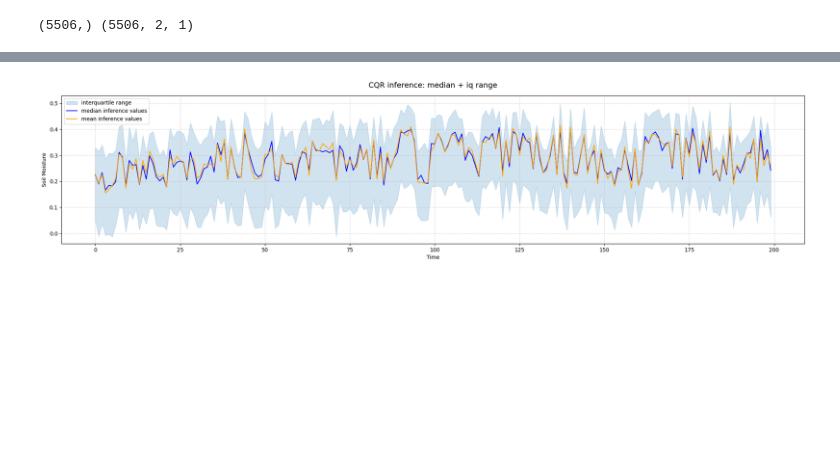
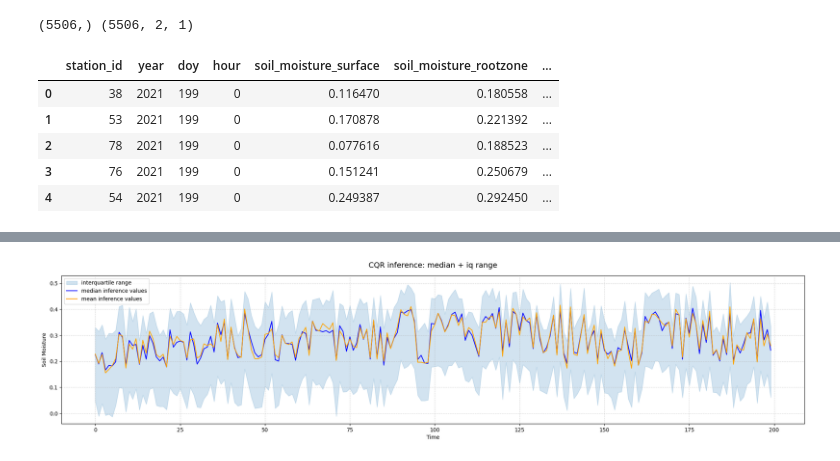
Before and after one commit to ilmcconnell/HRSM, a Jupyter notebook: HRSM_MAPPING_ML_pipeline_multiplePoints_lgar_inputs.ipynb, the cells around one changed output, grey strips where cells are left out. Drawn from its saved outputs; the diff is of its cells as text; code cells hidden in the pictures; blank space fills up the shorter version.

```diff
--- a/HRSM_MAPPING_ML_pipeline_multiplePoints_lgar_inputs.ipynb
+++ b/HRSM_MAPPING_ML_pipeline_multiplePoints_lgar_inputs.ipynb
@@ -3211,3 +3210,75 @@ hlsl30_rly_y_median_hat, hlsl30_rly_y_pis_cqr = ML3_rly_mapie_cqr.predict_interv
 print(hlsl30_rly_y_median_hat.shape, hlsl30_rly_y_pis_cqr.shape)
 # %% [output]
 (5506,) (5506, 2, 1)
+# %%
+def merge_model_inferences_to_plottable_dfs(
+    satellite_layer_X_info_test_valid: np.ndarray,
+    satellite_layer_surface_y: np.ndarray,
+    satellite_layer_rootzone_y: np.ndarray,
+    satellite_layer_y_median_hat: np.ndarray,
+    satellite_layer_y_pis_cqr: np.ndarray,
+) -> pd.DataFrame:
+  satellite_inference_all_sites = np.column_stack(
+      (
+          satellite_layer_X_info_test_valid,
+          satellite_layer_surface_y,
+          satellite_layer_rootzone_y,
+          satellite_layer_y_median_hat,
+          satellite_layer_y_pis_cqr[:, 0],
+          satellite_layer_y_pis_cqr[:, 1],
+          )
+  )
+  satellite_inference_all_sites_df = pd.DataFrame(
+      satellite_inference_all_sites,
+      columns=[
+          "station_id", "year", "doy", "hour",
+          "soil_moisture_surface", "soil_moisture_rootzone",
+          "soil_moisture_surface_median_hat", "soil_moisture_surface_p05", "soil_moisture_surface_p95",
+      ]
+  ).astype(
+      {
+          "station_id": "int",
+          "year": "int",
+          "doy": "int",
+          "hour": "int",
+          "soil_moisture_surface": "float",
+          "soil_moisture_rootzone": "float",
+          "soil_moisture_surface_median_hat": "float",
+          "soil_moisture_surface_p05": "float",
+          "soil_moisture_surface_p95": "float",
+      }
+  )
+  satellite_inference_all_sites_df["datetime"] = pd.to_datetime(satellite_inference_all_sites_df["year"].astype(str) + satellite_inference_all_sites_df["doy"].astype(str).str.zfill(3) + satellite_inference_all_sites_df["hour"].astype(str).str.zfill(2), format='%Y%j%H')
+  return satellite_inference_all_sites_df
+
+
+sentinel1_inference_all_sites_df = merge_model_inferences_to_plottable_dfs(
+    sentinel1_surface_X_info_test_valid,
+    sentinel1_surface_y,
+    sentinel1_rootzone_y,
+    sentinel1_sly_y_median_hat,
+    sentinel1_sly_y_pis_cqr,
+)
+sentinel2_inference_all_sites_df = merge_model_inferences_to_plottable_dfs(
+    sentinel2_surface_X_info_test_valid,
+    sentinel2_surface_y,
+    sentinel2_rootzone_y,
+    sentinel2_sly_y_median_hat,
+    sentinel2_sly_y_pis_cqr,
+)
+hlsl30_inference_all_sites_df = merge_model_inferences_to_plottable_dfs(
+    hlsl30_surface_X_info_test_valid,
+    HLSL30_surface_y,
+    HLSL30_rootzone_y,
+    hlsl30_sly_y_median_hat,
+    hlsl30_sly_y_pis_cqr,
+)
+
+sentinel1_inference_all_sites_df.head()
+# %% [output]
+|  | station_id | year | doy | hour | soil_moisture_surface | soil_moisture_rootzone | ... |
+| 0 | 38 | 2021 | 199 | 0 | 0.116470 | 0.180558 | ... |
+| 1 | 53 | 2021 | 199 | 0 | 0.170878 | 0.221392 | ... |
+| 2 | 78 | 2021 | 199 | 0 | 0.077616 | 0.188523 | ... |
+| 3 | 76 | 2021 | 199 | 0 | 0.151241 | 0.250679 | ... |
+| 4 | 54 | 2021 | 199 | 0 | 0.249387 | 0.292450 | ... |
```
Also changed, not shown: parts of 4 cells of this notebook.
